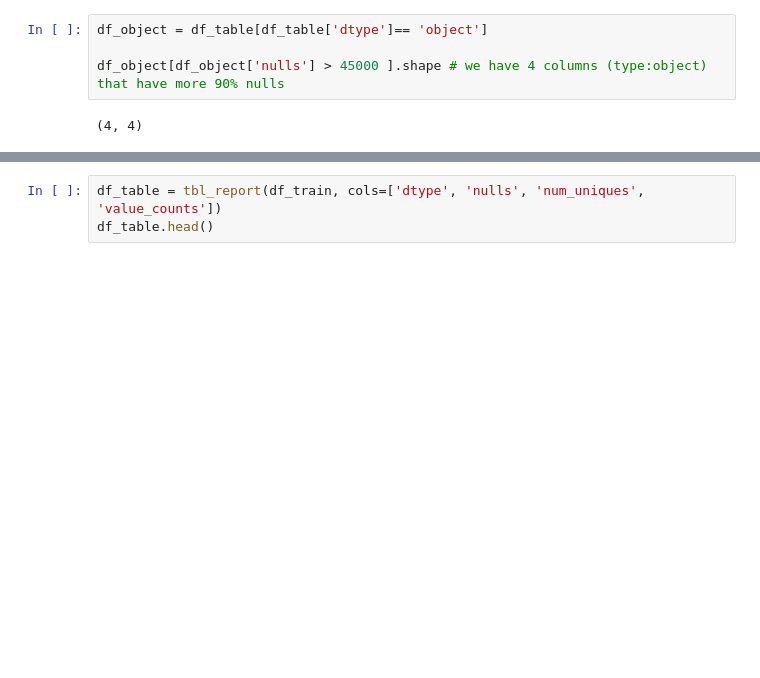
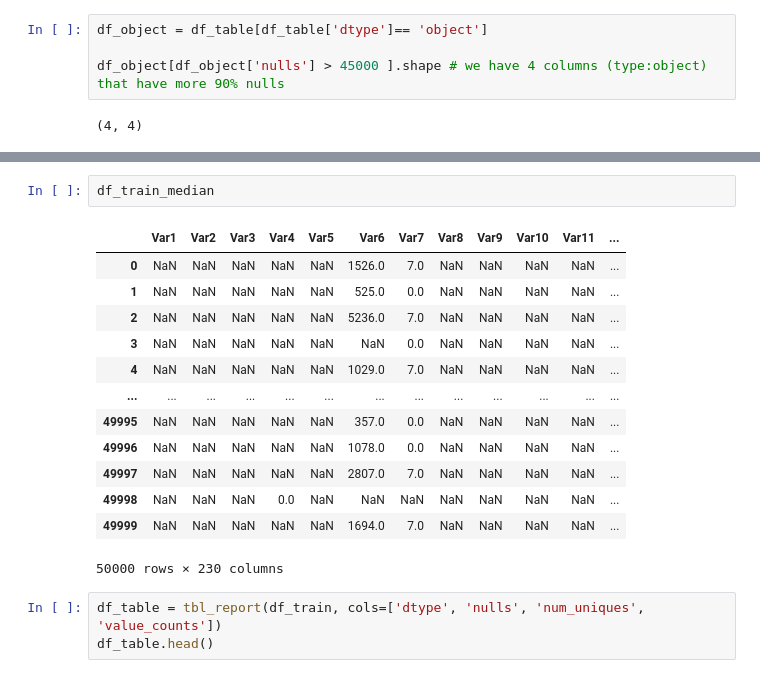
Before and after one commit to akshaypt7/customer_relationship_prediction, a Jupyter notebook: KDD_cup.ipynb, the cells around one changed output, grey strips where cells are left out. Drawn from its saved outputs; the diff is of its cells as text; blank space fills up the shorter version.

```diff
--- a/KDD_cup.ipynb
+++ b/KDD_cup.ipynb
@@ -205,3 +316,19 @@ df_train
+# %%
+df_train_median
+# %% [output]
+|  | Var1 | Var2 | Var3 | Var4 | Var5 | Var6 | Var7 | Var8 | Var9 | Var10 | Var11 | ... |
+| 0 | NaN | NaN | NaN | NaN | NaN | 1526.0 | 7.0 | NaN | NaN | NaN | NaN | ... |
+| 1 | NaN | NaN | NaN | NaN | NaN | 525.0 | 0.0 | NaN | NaN | NaN | NaN | ... |
+| 2 | NaN | NaN | NaN | NaN | NaN | 5236.0 | 7.0 | NaN | NaN | NaN | NaN | ... |
+| 3 | NaN | NaN | NaN | NaN | NaN | NaN | 0.0 | NaN | NaN | NaN | NaN | ... |
+| 4 | NaN | NaN | NaN | NaN | NaN | 1029.0 | 7.0 | NaN | NaN | NaN | NaN | ... |
+| ... | ... | ... | ... | ... | ... | ... | ... | ... | ... | ... | ... | ... |
+| 49995 | NaN | NaN | NaN | NaN | NaN | 357.0 | 0.0 | NaN | NaN | NaN | NaN | ... |
+| 49996 | NaN | NaN | NaN | NaN | NaN | 1078.0 | 0.0 | NaN | NaN | NaN | NaN | ... |
+| 49997 | NaN | NaN | NaN | NaN | NaN | 2807.0 | 7.0 | NaN | NaN | NaN | NaN | ... |
+| 49998 | NaN | NaN | NaN | 0.0 | NaN | NaN | NaN | NaN | NaN | NaN | NaN | ... |
+| 49999 | NaN | NaN | NaN | NaN | NaN | 1694.0 | 7.0 | NaN | NaN | NaN | NaN | ... |
+50000 rows × 230 columns
 # %%
 df_table = tbl_report(df_train, cols=['dtype', 'nulls', 'num_uniques', 'value_counts'])
 df_table.head()
```
Also changed, not shown: parts of 13 cells of this notebook.
